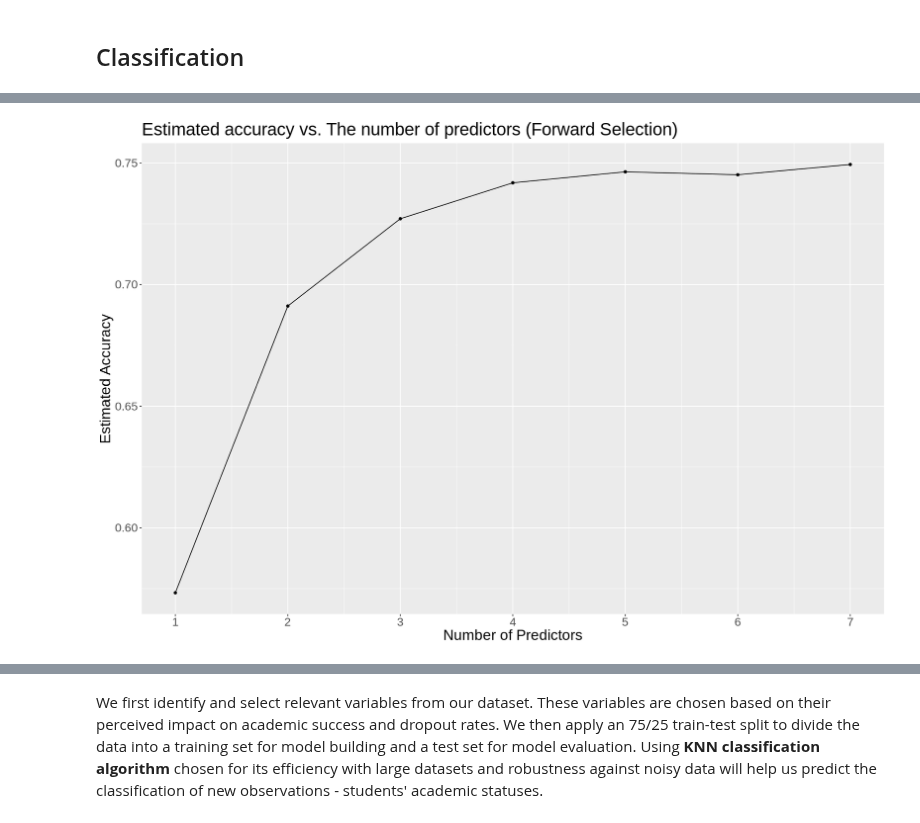
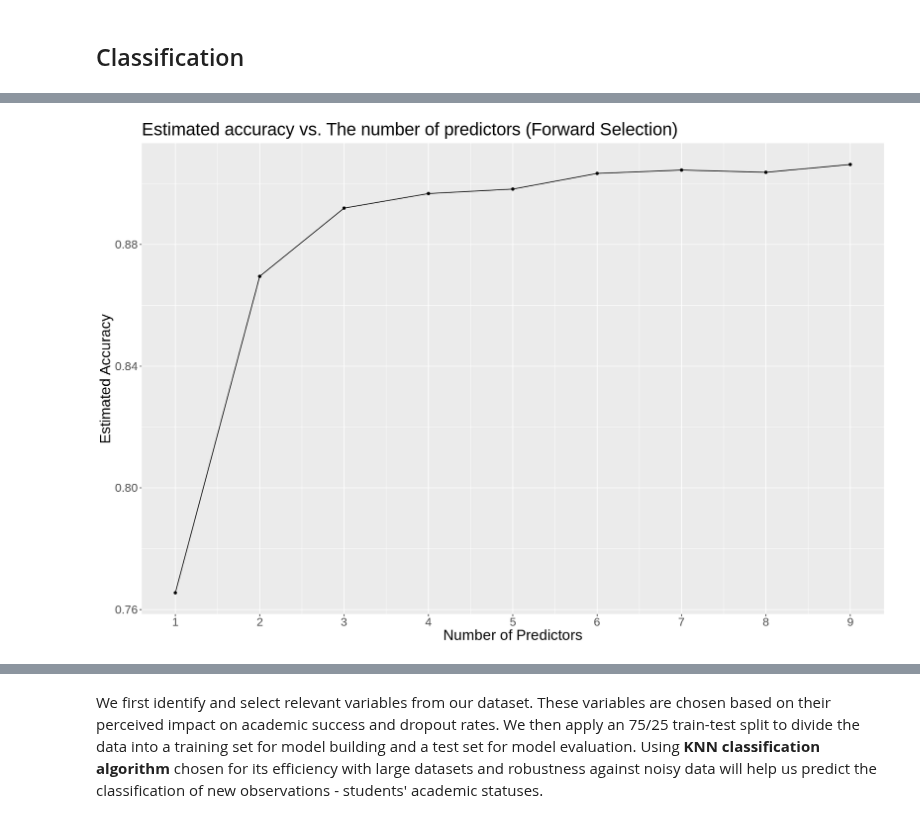
Before and after one commit to lesleymai/ds_group, a Jupyter notebook: Group_Report.ipynb, the cells around one changed output, grey strips where cells are left out. Cells and saved outputs as stored; diff of their text form; code cells hidden in the pictures.

```diff
--- a/Group_Report.ipynb
+++ b/Group_Report.ipynb
@@ -90,8 +91,9 @@ print(num_na_rows)
 In addition, we focus on predicting if a student achieves academic success by classifying him or her as a graduated student or a dropout, so we filter out the enrolled students in our dataset.
 # %%
 students_data_filtered <-  students_data |>
-    mutate(Target = as.factor(Target)) |>
-    filter(Target != "Enrolled")
+    filter(Target != "Enrolled") |>
+    mutate(Target = as.factor(Target))
 
-head(students_data)
+
+students_data_filtered
 # %% [output]
@@ -107,3 +120,11 @@ A tibble: 6 × 37
+# %%
+set.seed(2023)
+# Using a 75/25 split and stratifying on the target variable to ensure the sets have similar proportions of each class
+students_split <- initial_split(students_data_filtered, prop = 0.75, strata = Target)
+
+# Extract the training and testing data from the split
+students_train <- training(students_split)
+students_test <- testing(students_split)
 # %% [markdown]
 The whole table contains 37 explanatory variables, we select relevant variables that we hypothesized would have significant influence over academic success and dropout rates to build the classifier.
 # %%
@@ -478,8 +481,9 @@ students_test <- testing(students_split)
 # %%
+# set.seed(2023)
 students_subset <- students_train |>
-    select(Target, Tuition.fees.up.to.date, Scholarship.holder, Debtor,
-           Curricular.units.1st.sem..approved., Curricular.units.2nd.sem..approved.,
-           Curricular.units.2nd.sem..grade., Application.mode)
+    select(Target, Curricular.units.2nd.sem..grade., Curricular.units.2nd.sem..approved., Tuition.fees.up.to.date,
+           Curricular.units.1st.sem..approved., Debtor, Scholarship.holder, Curricular.units.1st.sem..evaluations.,
+           Curricular.units.2nd.sem..evaluations., Gender, Curricular.units.1st.sem..grade., Application.mode, Admission.grade)
 names <- colnames(students_subset |> select(-Target))
 
 accuracies <- tibble(size = integer(),
@@ -571,6 +564,6 @@ ggplot(accuracies, aes(x = size, y = accuracy)) +
     geom_line() +  # To connect points with lines
     labs(x = "Number of Predictors", y = "Estimated Accuracy") +
     ggtitle("Estimated accuracy vs. The number of predictors (Forward Selection)") +
-    scale_x_continuous(limits = c(1,7), breaks = seq(1, 7)) +
+    scale_x_continuous(limits = c(1,9), breaks = seq(1, 19)) +
     theme(text = element_text(size = 20))
 # %% [output]
@@ -577,4 +574,4 @@ ggplot(accuracies, aes(x = size, y = accuracy)) +
-[figure, old version]
+[figure, new version]
 # %%
 set.seed(2023)
 
```
Also changed, not shown: parts of 18 cells of this notebook.
